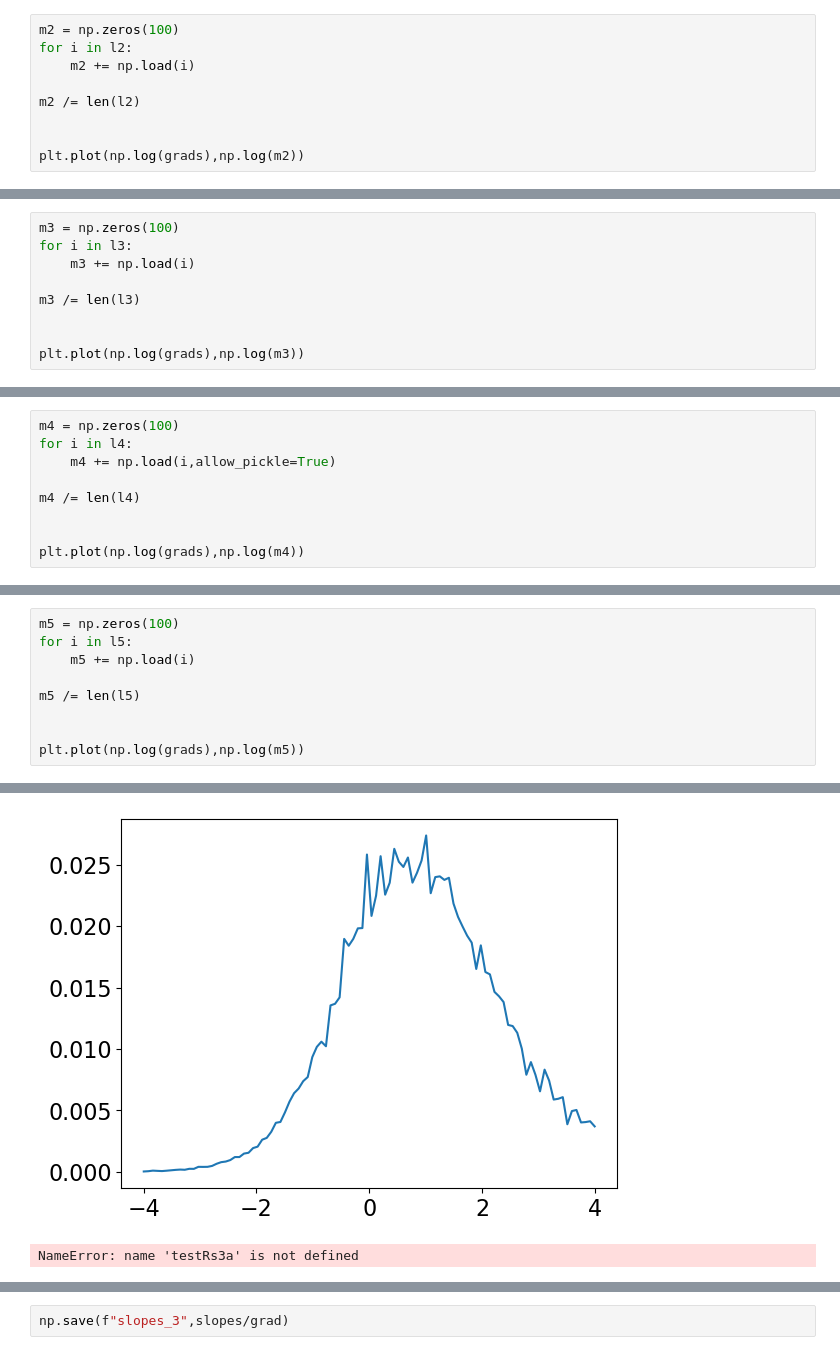
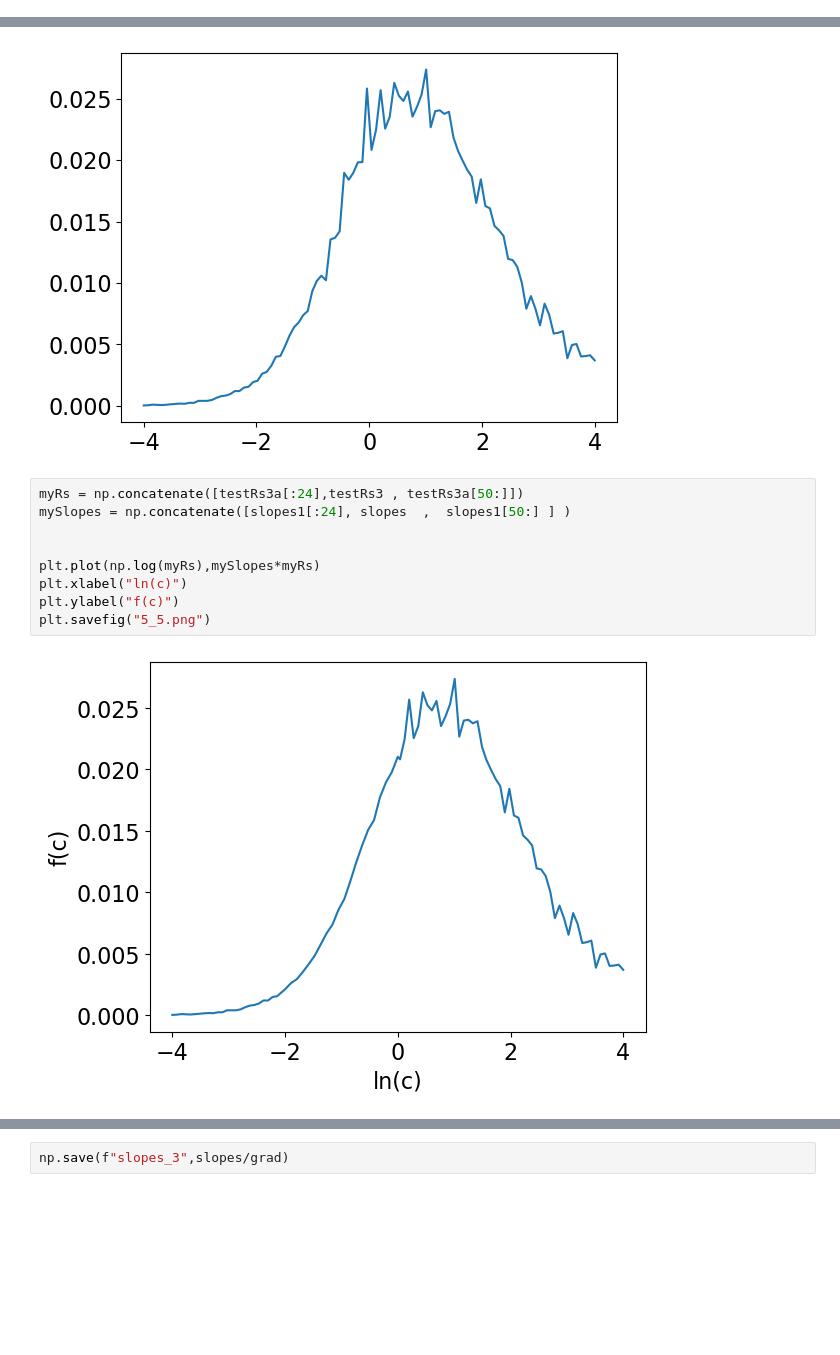
Before and after one commit to alireza-astane/starSwimmer3D, a Jupyter notebook: swimmerProject/notebooks/phase5.ipynb, the cells around one changed output, grey strips where cells are left out. Drawn from its saved outputs; the diff is of its cells as text; blank space fills up the shorter version.

```diff
--- a/swimmerProject/notebooks/phase5.ipynb
+++ b/swimmerProject/notebooks/phase5.ipynb
@@ -1037,9 +538,0 @@ plt.plot(np.log(grads),np.log(m1))
-# %%
-m2 = np.zeros(100)
-for i in l2:
-    m2 += np.load(i)
-
-m2 /= len(l2)
-
-
-plt.plot(np.log(grads),np.log(m2))
@@ -1049,9 +538,0 @@ plt.plot(np.log(grads),np.log(m2))
-# %%
-m3 = np.zeros(100)
-for i in l3:
-    m3 += np.load(i)
-
-m3 /= len(l3)
-
-
-plt.plot(np.log(grads),np.log(m3))
@@ -1061,9 +538,0 @@ plt.plot(np.log(grads),np.log(m3))
-# %%
-m4 = np.zeros(100)
-for i in l4:
-    m4 += np.load(i,allow_pickle=True)
-
-m4 /= len(l4)
-
-
-plt.plot(np.log(grads),np.log(m4))
@@ -1072,9 +538,0 @@ UnpicklingError: Failed to interpret file '/home/alireza-astane/PycharmProjects/
-# %%
-m5 = np.zeros(100)
-for i in l5:
-    m5 += np.load(i)
-
-m5 /= len(l5)
-
-
-plt.plot(np.log(grads),np.log(m5))
@@ -1496,5 +902,13 @@ plt.plot(np.log(testRs3a),slopes1*testRs3a)
 [<matplotlib.lines.Line2D at 0x...>]
 [figure]
 # %%
+myRs = np.concatenate([testRs3a[:24],testRs3 , testRs3a[50:]])
+mySlopes = np.concatenate([slopes1[:24], slopes  ,  slopes1[50:] ] )
+
+
+plt.plot(np.log(myRs),mySlopes*myRs)
+plt.xlabel("ln(c)")
+plt.ylabel("f(c)")
+plt.savefig("5_5.png")
 # %% [output]
-NameError: name 'testRs3a' is not defined
+[figure, added]
```
Also changed, not shown: parts of 78 cells of this notebook, 2 other files.
